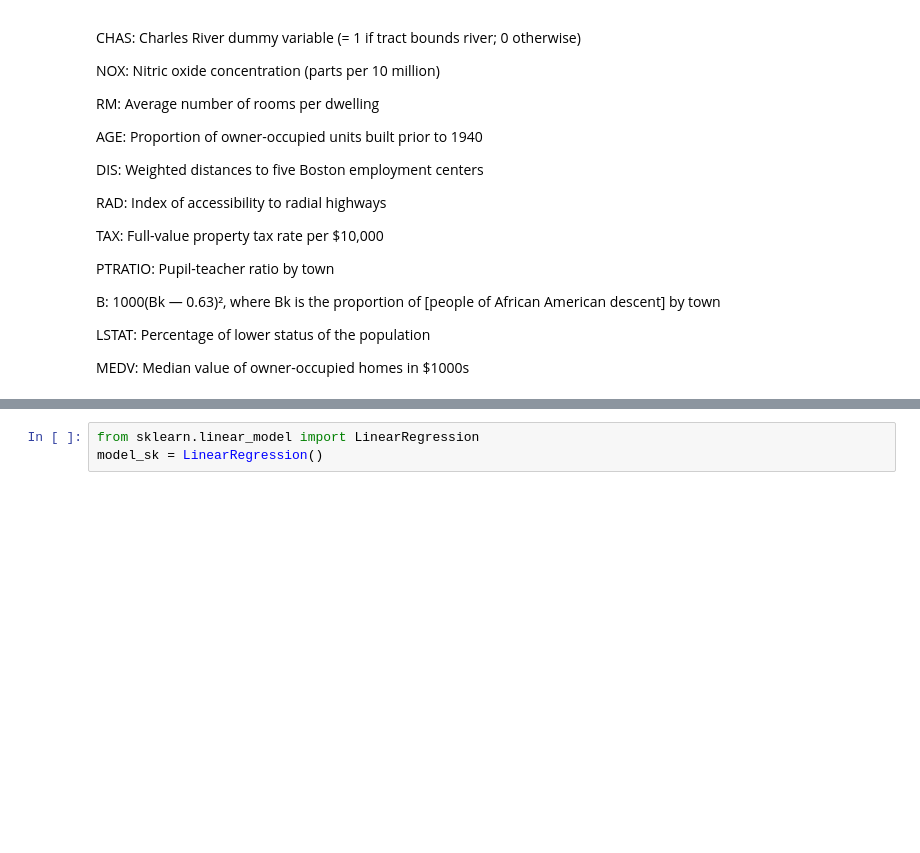
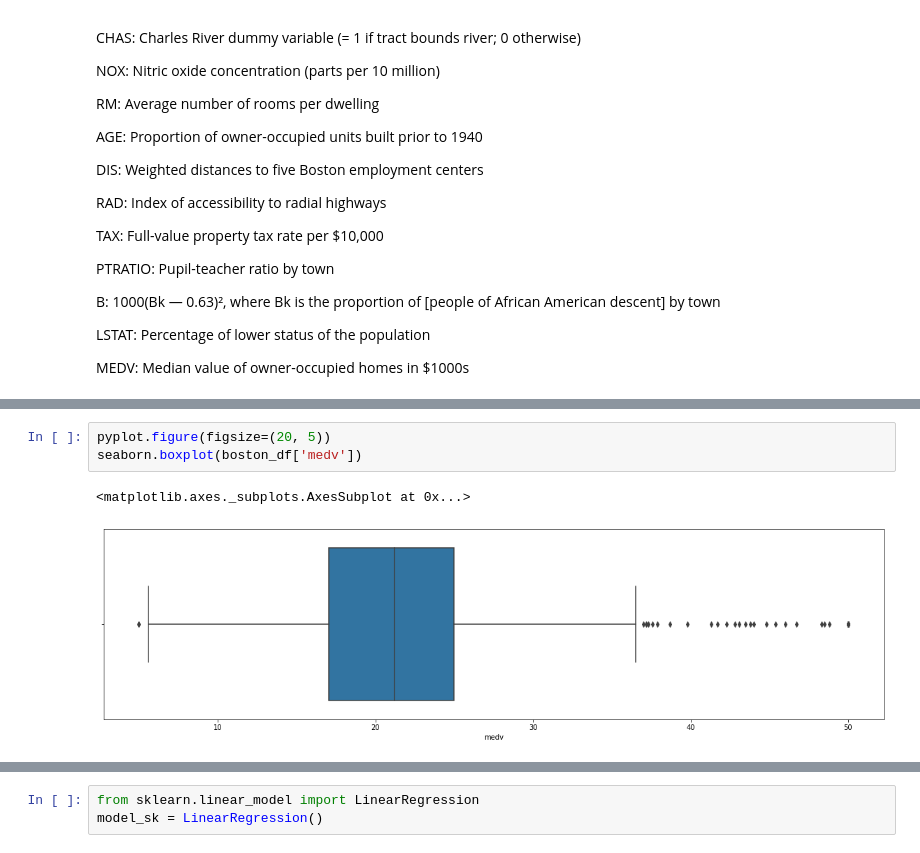
Before and after one commit to tarsisazevedo/pybr-tutorial, a Jupyter notebook: Exploratory Analysis.ipynb, the cells around one changed output, grey strips where cells are left out. Cells and saved outputs as stored; diff of their text form; blank space fills up the shorter version.

```diff
--- a/Exploratory Analysis.ipynb
+++ b/Exploratory Analysis.ipynb
@@ -85,0 +253,6 @@ seaborn.distplot(boston['MEDV'], bins=30)
+# %%
+pyplot.figure(figsize=(20, 5))
+seaborn.boxplot(boston_df['medv'])
+# %% [output]
+<matplotlib.axes._subplots.AxesSubplot at 0x...>
+[figure, added]
```
Also changed, not shown: parts of 48 cells of this notebook, 1 other file.
